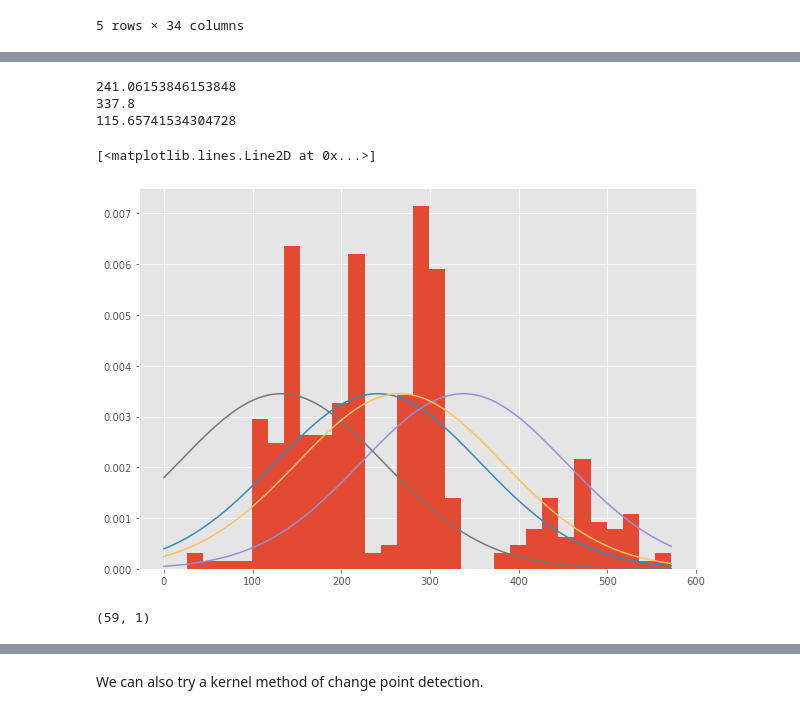
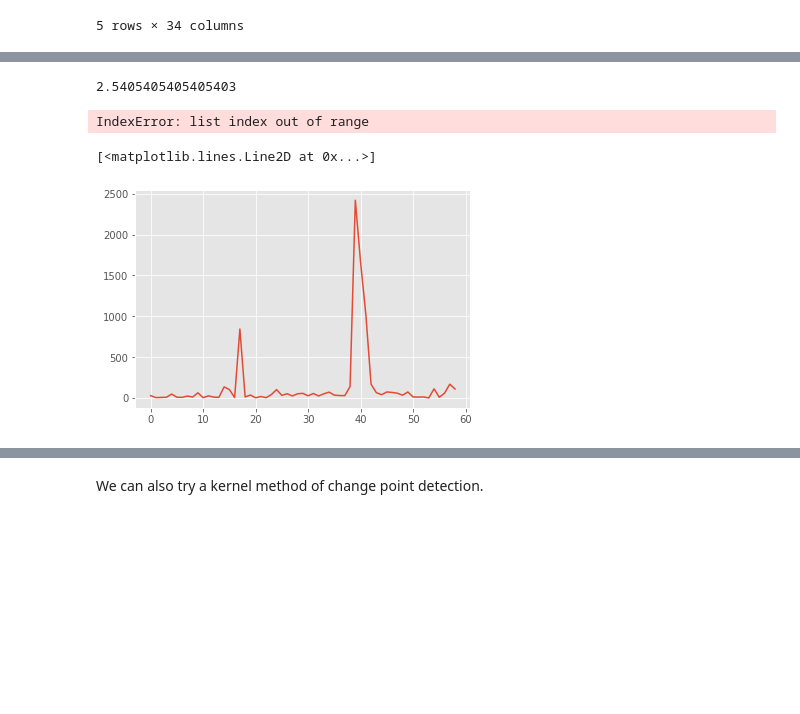
Before and after one commit to Paulthibaud/change-Point-model, a Jupyter notebook: dynamic.ipynb, the cells around one changed output, grey strips where cells are left out. Saved outputs shown, nothing was run; the diff lists cells and outputs as text; code cells hidden in the pictures; blank space fills up the shorter version.

```diff
--- a/dynamic.ipynb
+++ b/dynamic.ipynb
@@ -164,23 +186,19 @@ x = np.linspace(0,max(signal),10000)
 plt.hist(signal,density=True,bins=30)
 plt.plot(x,normal(x,m1,sig))
 plt.plot(x,normal(x,m2,sig))
-plt.plot(x,normal(x,m3,sig))
-plt.plot(x,normal(x,m4,sig))
 # %% [output]
-241.06153846153848
-337.8
-115.65741534304728
+2.5405405405405403
-[<matplotlib.lines.Line2D at 0x...>]
+IndexError: list index out of range
-[figure, removed]
 # %%
 df=df[df['Gare de départ']=='PARIS LYON']
 df=df.sort_values(by=[df.columns[0],df.columns[1]])
 df=df[['Année','Mois','Gare de départ','Nombre de circulations prévues','Nombre de trains annulés']]
-dd = df.groupby(['Année','Mois'])['Nombre de circulations prévues'].sum().to_numpy()
+dd = df.groupby(['Année','Mois'])['Nombre de trains annulés'].sum().to_numpy()
 
 test=pandas.DataFrame(dd,columns=['test'])
-test.shape
+plt.plot(test)
 # %% [output]
-(59, 1)
+[<matplotlib.lines.Line2D at 0x...>]
+[figure, added]
 # %%
 data1 = test['test'].to_numpy()
```
Also changed, not shown: parts of 8 cells of this notebook, 10 other files.
